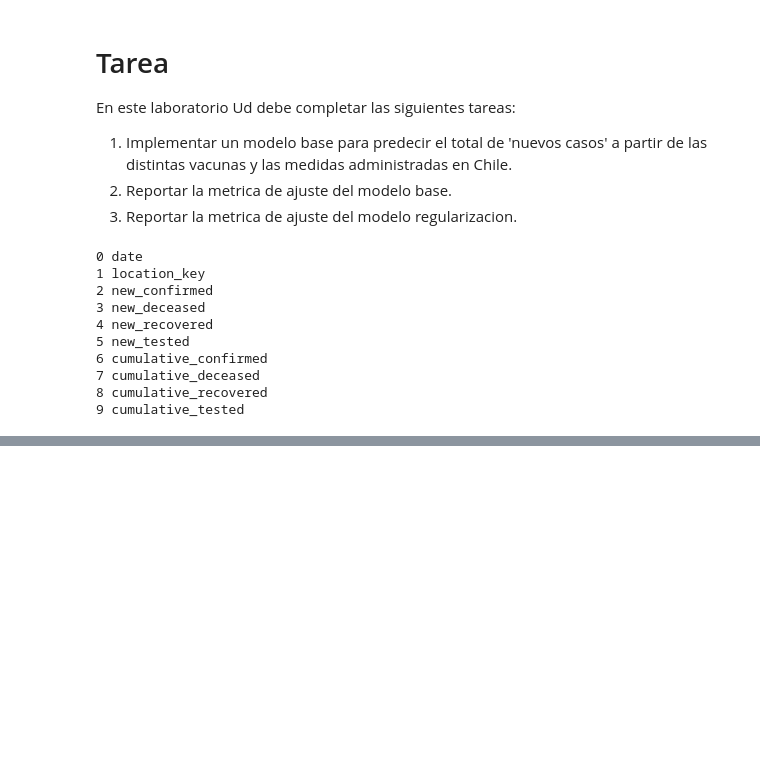
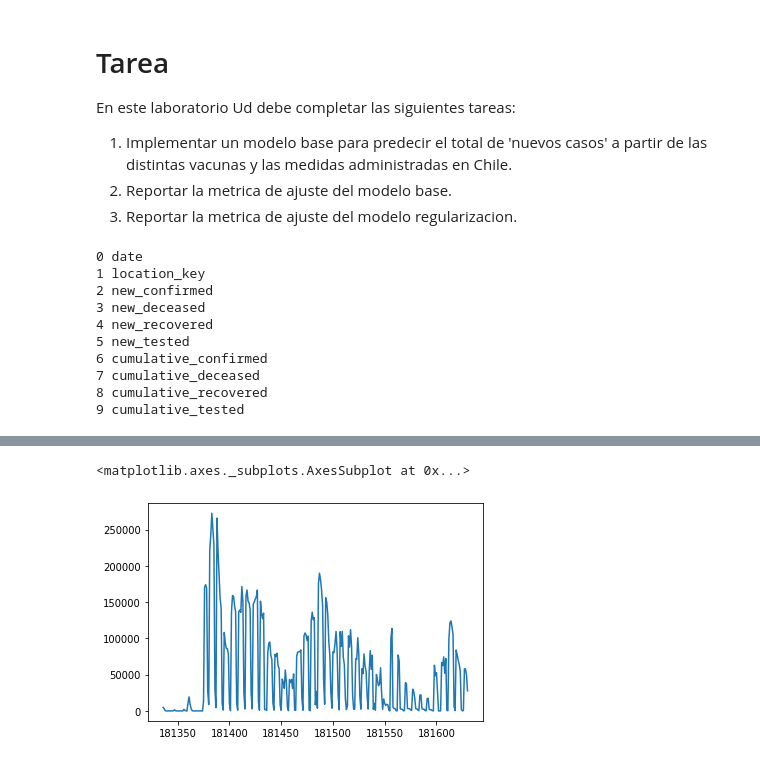
Before and after one commit to sherna90/mineria_datos, a Jupyter notebook: 3.-modelos_lineales.ipynb, the cells around one changed output, grey strips where cells are left out. Drawn from its saved outputs; the diff is of its cells as text; code cells hidden in the pictures; blank space fills up the shorter version.

```diff
--- a/3.-modelos_lineales.ipynb
+++ b/3.-modelos_lineales.ipynb
@@ -274,3 +286,8 @@ for i,c in enumerate(data_vaccines.columns):
+# %%
+data_vaccines[data_vaccines.location_key=='CL']['new_persons_vaccinated'].plot()
+# %% [output]
+<matplotlib.axes._subplots.AxesSubplot at 0x...>
+[figure, added]
 # %%
 data_response = pd.read_csv(
     "https://storage.googleapis.com/covid19-open-data/v3/oxford-government-response.csv",
```
Also changed, not shown: parts of 24 cells of this notebook.
